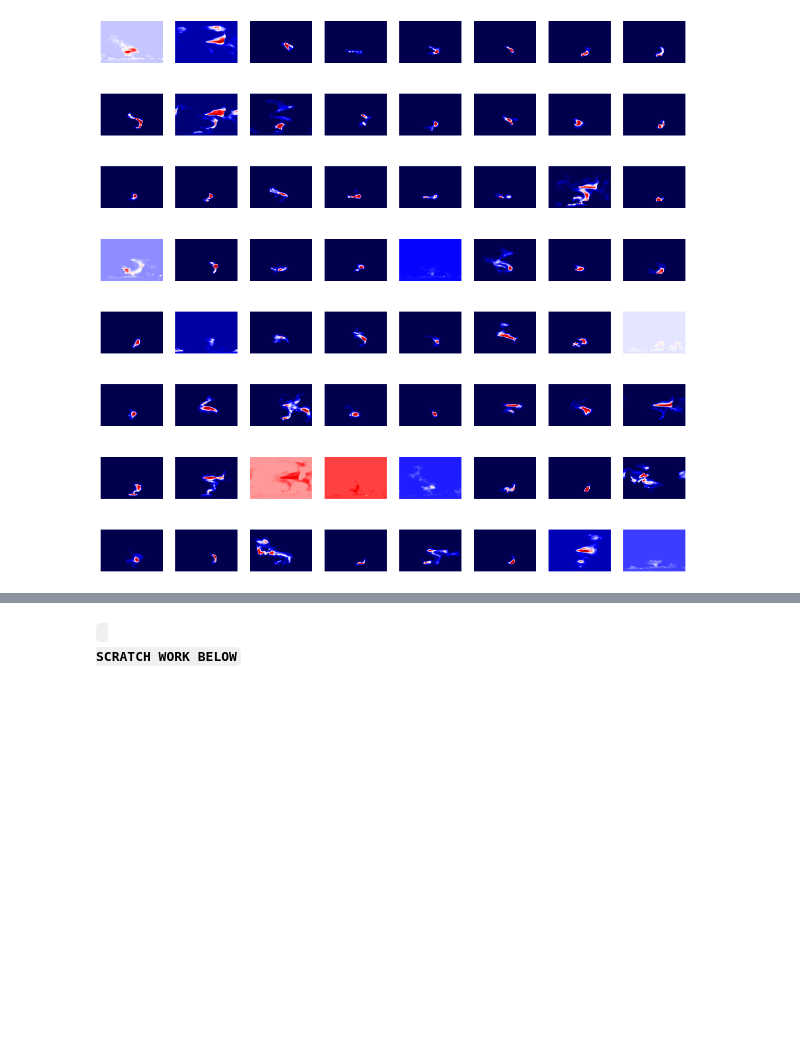
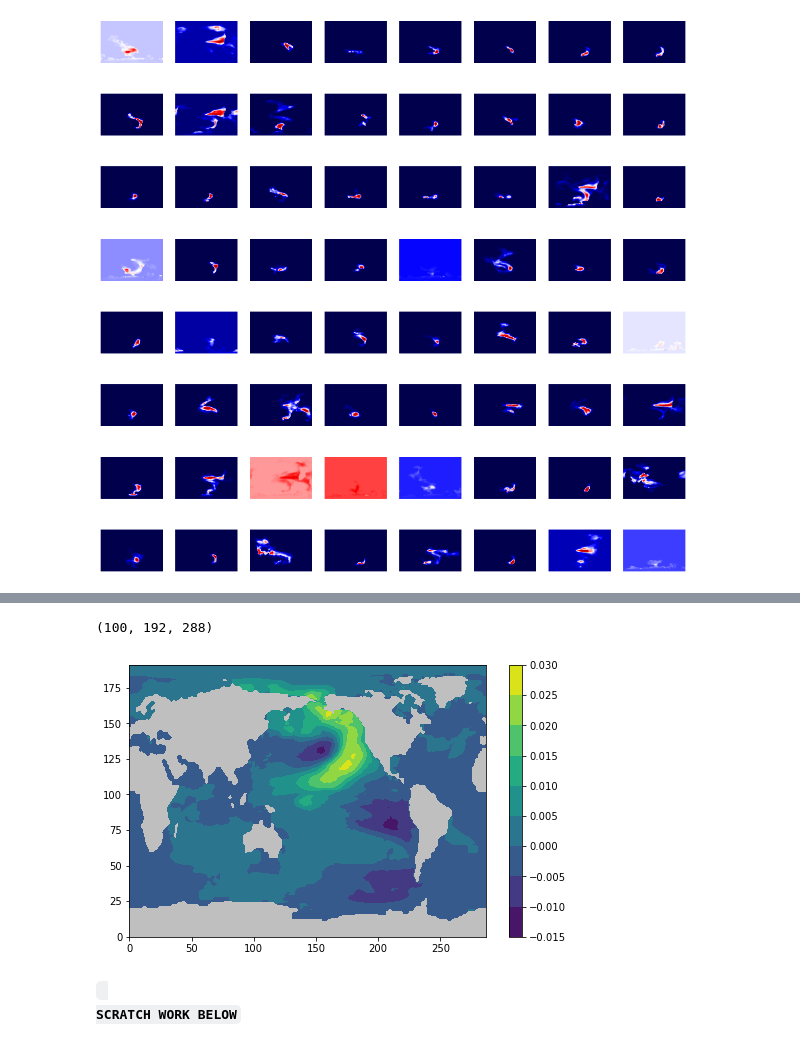
Before and after one commit to CassiaCai/marine_heatwaves, a Jupyter notebook: 4_bloblikeevents.ipynb, the cells around one changed output, grey strips where cells are left out. Drawn from its saved outputs; the diff is of its cells as text; code cells hidden in the pictures; blank space fills up the shorter version.

```diff
--- a/4_bloblikeevents.ipynb
+++ b/4_bloblikeevents.ipynb
@@ -227,3 +315,16 @@ plot_grid(X, 8)
+# %%
+reshape_comp = np.reshape(components, (100,192,288))
+print(reshape_comp.shape)
+reshape_comp[0,:,:].shape
+
+fig, ax = plt.subplots(figsize=(8,5))
+plt.contourf(reshape_comp[2,:,:])
+plt.colorbar()
+plt.contourf(land_mask, cmap='binary')
+plt.show()
+# %% [output]
+(100, 192, 288)
+[figure, added]
 # %% [markdown]
 <code>
 <strong><font size="+3">SCRATCH WORK BELOW</font></strong>
```
Also changed, not shown: parts of 8 cells of this notebook.
